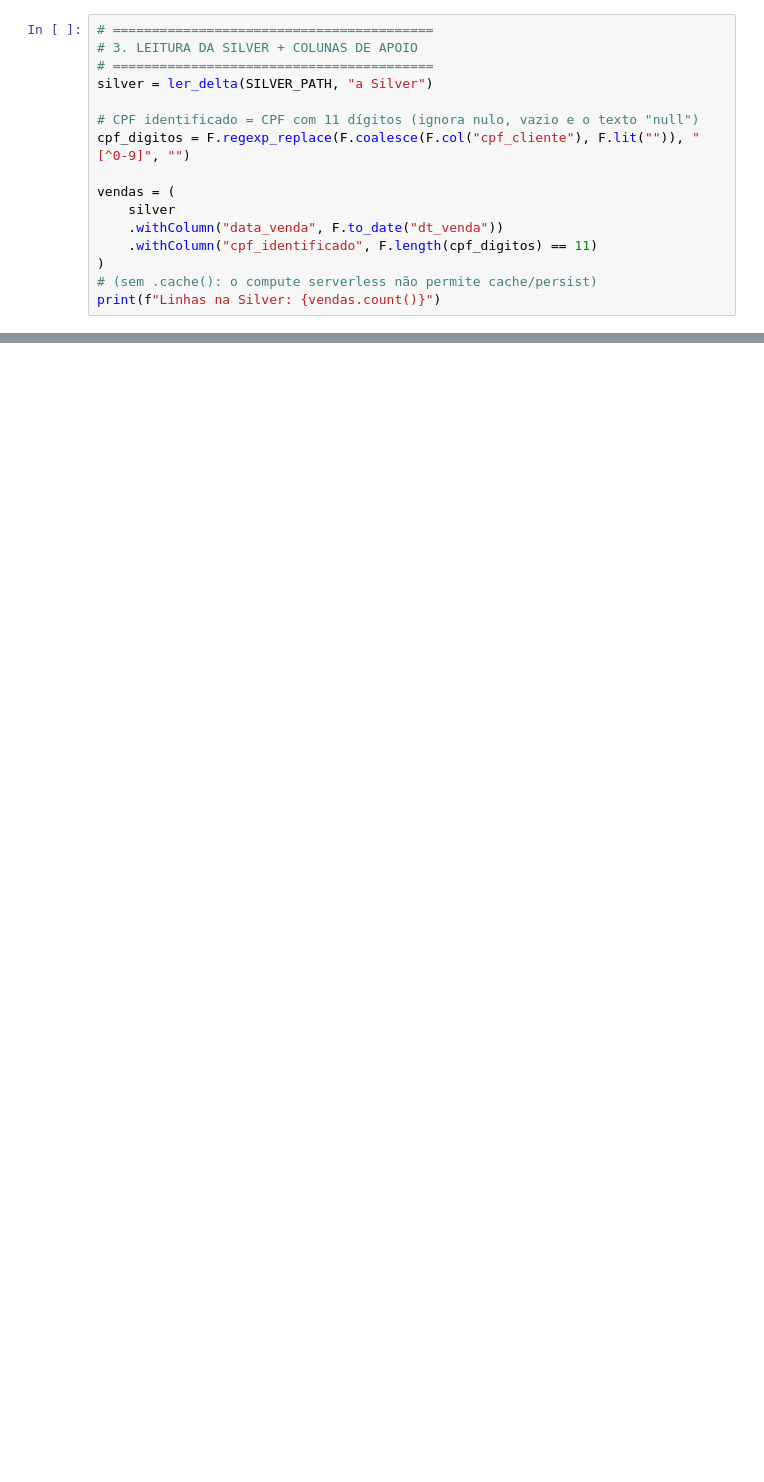
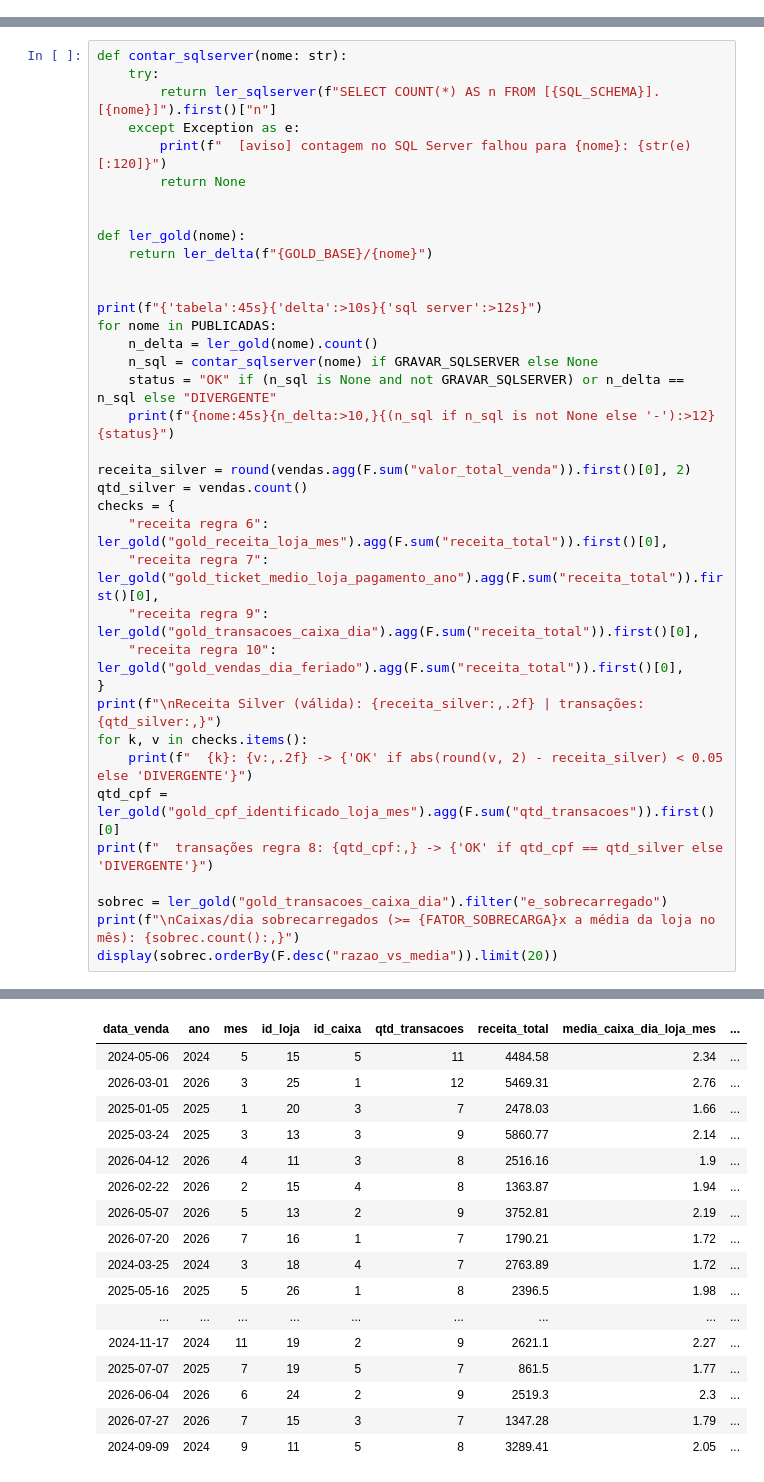
Before and after one commit to GeovanyADCancio/estagio-empregadados-turma-2, a Jupyter notebook: TAREFA 2 - SQUAD 3/Squad 3_Camada Gold_Physical_Vendas_Caixa.ipynb, the cells around one changed output, grey strips where cells are left out. Saved outputs shown, nothing was run; the diff lists cells and outputs as text; blank space fills up the shorter version.

```diff
--- a/TAREFA 2 - SQUAD 3/Squad 3_Camada Gold_Physical_Vendas_Caixa.ipynb
+++ b/TAREFA 2 - SQUAD 3/Squad 3_Camada Gold_Physical_Vendas_Caixa.ipynb
@@ -179,16 +36,0 @@ SQL Server conectado: banco=internshipDatabase | schema 'squad3' existe: True
-# %%
-# =========================================
-# 3. LEITURA DA SILVER + COLUNAS DE APOIO
-# =========================================
-silver = ler_delta(SILVER_PATH, "a Silver")
-
-# CPF identificado = CPF com 11 dígitos (ignora nulo, vazio e o texto "null")
-cpf_digitos = F.regexp_replace(F.coalesce(F.col("cpf_cliente"), F.lit("")), "[^0-9]", "")
-
-vendas = (
-    silver
-    .withColumn("data_venda", F.to_date("dt_venda"))
-    .withColumn("cpf_identificado", F.length(cpf_digitos) == 11)
-)
-# (sem .cache(): o compute serverless não permite cache/persist)
-print(f"Linhas na Silver: {vendas.count()}")
@@ -445,0 +569,38 @@ Feriado x dia normal:
+# %%
+def contar_sqlserver(nome: str):
+    try:
+        return ler_sqlserver(f"SELECT COUNT(*) AS n FROM [{SQL_SCHEMA}].[{nome}]").first()["n"]
+    except Exception as e:
+        print(f"  [aviso] contagem no SQL Server falhou para {nome}: {str(e)[:120]}")
+        return None
+
+
+def ler_gold(nome):
+    return ler_delta(f"{GOLD_BASE}/{nome}")
+
+
+print(f"{'tabela':45s}{'delta':>10s}{'sql server':>12s}")
+for nome in PUBLICADAS:
+    n_delta = ler_gold(nome).count()
+    n_sql = contar_sqlserver(nome) if GRAVAR_SQLSERVER else None
+    status = "OK" if (n_sql is None and not GRAVAR_SQLSERVER) or n_delta == n_sql else "DIVERGENTE"
+    print(f"{nome:45s}{n_delta:>10,}{(n_sql if n_sql is not None else '-'):>12}  {status}")
+
+receita_silver = round(vendas.agg(F.sum("valor_total_venda")).first()[0], 2)
+qtd_silver = vendas.count()
+checks = {
+    "receita regra 6": ler_gold("gold_receita_loja_mes").agg(F.sum("receita_total")).first()[0],
+    "receita regra 7": ler_gold("gold_ticket_medio_loja_pagamento_ano").agg(F.sum("receita_total")).first()[0],
+    "receita regra 9": ler_gold("gold_transacoes_caixa_dia").agg(F.sum("receita_total")).first()[0],
+    "receita regra 10": ler_gold("gold_vendas_dia_feriado").agg(F.sum("receita_total")).first()[0],
+}
+print(f"\nReceita Silver (válida): {receita_silver:,.2f} | transações: {qtd_silver:,}")
+for k, v in checks.items():
+    print(f"  {k}: {v:,.2f} -> {'OK' if abs(round(v, 2) - receita_silver) < 0.05 else 'DIVERGENTE'}")
+qtd_cpf = ler_gold("gold_cpf_identificado_loja_mes").agg(F.sum("qtd_transacoes")).first()[0]
+print(f"  transações regra 8: {qtd_cpf:,} -> {'OK' if qtd_cpf == qtd_silver else 'DIVERGENTE'}")
+
+sobrec = ler_gold("gold_transacoes_caixa_dia").filter("e_sobrecarregado")
+print(f"\nCaixas/dia sobrecarregados (>= {FATOR_SOBRECARGA}x a média da loja no mês): {sobrec.count():,}")
+display(sobrec.orderBy(F.desc("razao_vs_media")).limit(20))
+# %% [output]
@@ -445,0 +623,17 @@ Feriado x dia normal:
+| data_venda | ano | mes | id_loja | id_caixa | qtd_transacoes | receita_total | media_caixa_dia_loja_mes | ... |
+| 2024-05-06 | 2024 | 5 | 15 | 5 | 11 | 4484.58 | 2.34 | ... |
+| 2026-03-01 | 2026 | 3 | 25 | 1 | 12 | 5469.31 | 2.76 | ... |
+| 2025-01-05 | 2025 | 1 | 20 | 3 | 7 | 2478.03 | 1.66 | ... |
+| 2025-03-24 | 2025 | 3 | 13 | 3 | 9 | 5860.77 | 2.14 | ... |
+| 2026-04-12 | 2026 | 4 | 11 | 3 | 8 | 2516.16 | 1.9 | ... |
+| 2026-02-22 | 2026 | 2 | 15 | 4 | 8 | 1363.87 | 1.94 | ... |
+| 2026-05-07 | 2026 | 5 | 13 | 2 | 9 | 3752.81 | 2.19 | ... |
+| 2026-07-20 | 2026 | 7 | 16 | 1 | 7 | 1790.21 | 1.72 | ... |
+| 2024-03-25 | 2024 | 3 | 18 | 4 | 7 | 2763.89 | 1.72 | ... |
+| 2025-05-16 | 2025 | 5 | 26 | 1 | 8 | 2396.5 | 1.98 | ... |
+| ... | ... | ... | ... | ... | ... | ... | ... | ... |
+| 2024-11-17 | 2024 | 11 | 19 | 2 | 9 | 2621.1 | 2.27 | ... |
+| 2025-07-07 | 2025 | 7 | 19 | 5 | 7 | 861.5 | 1.77 | ... |
+| 2026-06-04 | 2026 | 6 | 24 | 2 | 9 | 2519.3 | 2.3 | ... |
+| 2026-07-27 | 2026 | 7 | 15 | 3 | 7 | 1347.28 | 1.79 | ... |
+| 2024-09-09 | 2024 | 9 | 11 | 5 | 8 | 3289.41 | 2.05 | ... |
```
Also changed, not shown: parts of 27 cells of this notebook.
